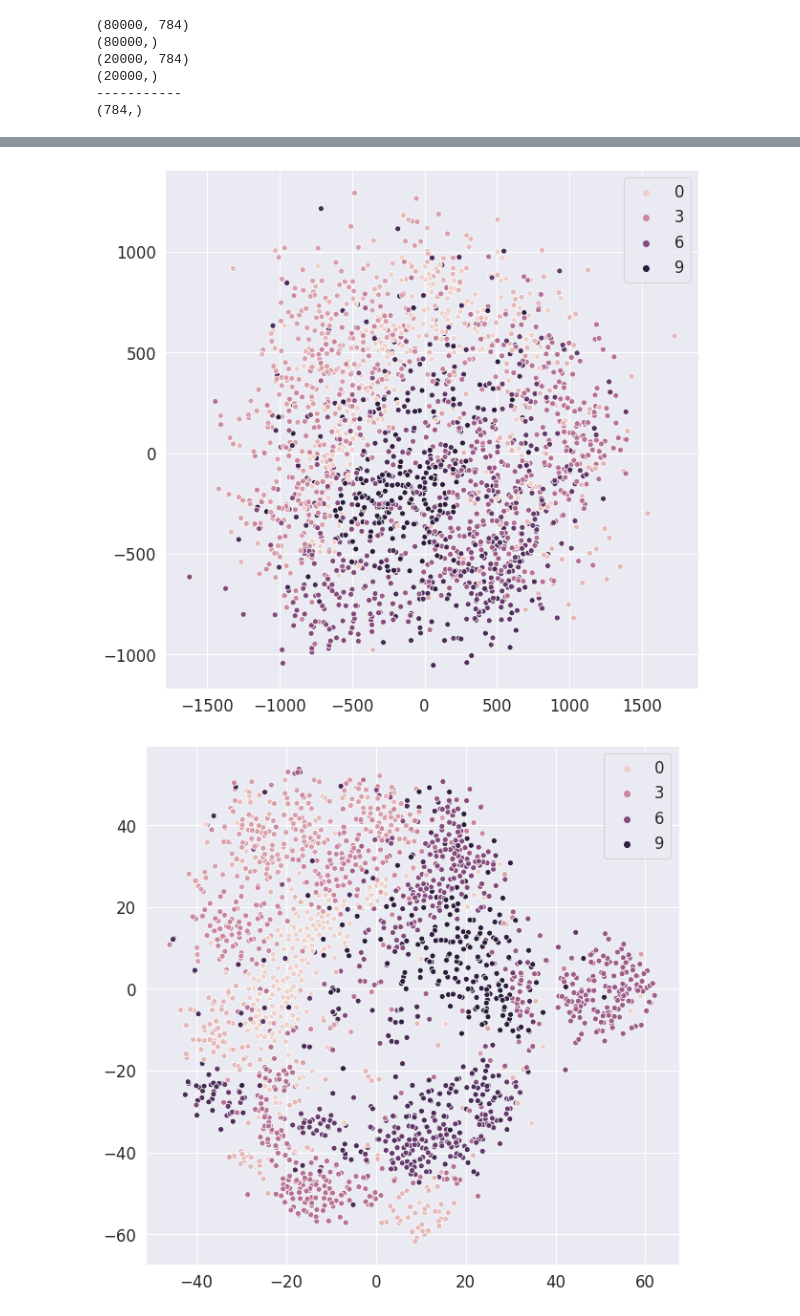
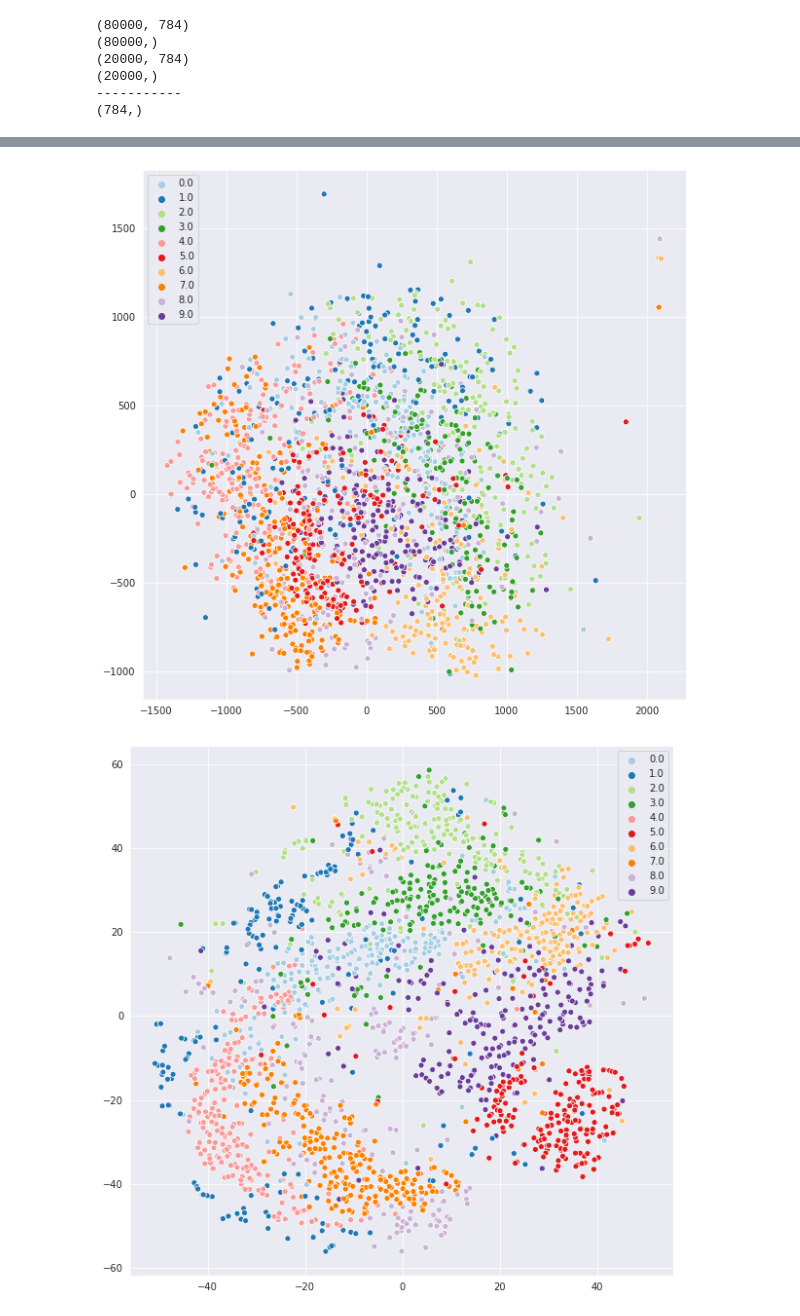
Before and after one commit to bombaybrew/colab_experiments, a Jupyter notebook: quickdraw_gpu.ipynb, the cells around one changed output, grey strips where cells are left out. Cells and saved outputs as stored; diff of their text form; code cells hidden in the pictures.

Commit message:
updated scatterplot

```diff
--- a/quickdraw_gpu.ipynb
+++ b/quickdraw_gpu.ipynb
@@ -193,8 +204,8 @@ from sklearn.decomposition import PCA
 from sklearn.manifold import TSNE
 import seaborn as sns
 sns.set_style('darkgrid')
-sns.set_palette('muted')
-palette = np.array(sns.color_palette("hls", 10))
+palette = sns.color_palette("Paired", 10)
+sns.set_palette(palette)
 
 def plot_PCA(X, y):
   print('calc PCA.')
@@ -203,7 +214,7 @@ def plot_PCA(X, y):
   print(pca.explained_variance_ratio_)
 
   plt.figure(figsize=(10,10))
-  ax = sns.scatterplot(pca_result[:,0], pca_result[:,1], hue=y)
+  ax = sns.scatterplot(pca_result[:,0], pca_result[:,1], hue=y, palette=palette)
 
   return pca_result
 
@@ -211,7 +222,7 @@ def plot_TSNE(X, y):
   print('calc TSNE.')
   tsne_projections = TSNE().fit_transform(X)
   plt.figure(figsize=(10,10))
-  ax = sns.scatterplot(tsne_projections[:,0], tsne_projections[:,1], hue=y)
+  ax = sns.scatterplot(tsne_projections[:,0], tsne_projections[:,1], hue=y, palette=palette)
 
 sample_size = 2000
 
@@ -227,3 +238,3 @@ calc PCA.
 calc TSNE.
-[figure, old version]
+[figure, new version]
-[figure, old version]
+[figure, new version]
```
Also changed, not shown: parts of 6 cells of this notebook.
